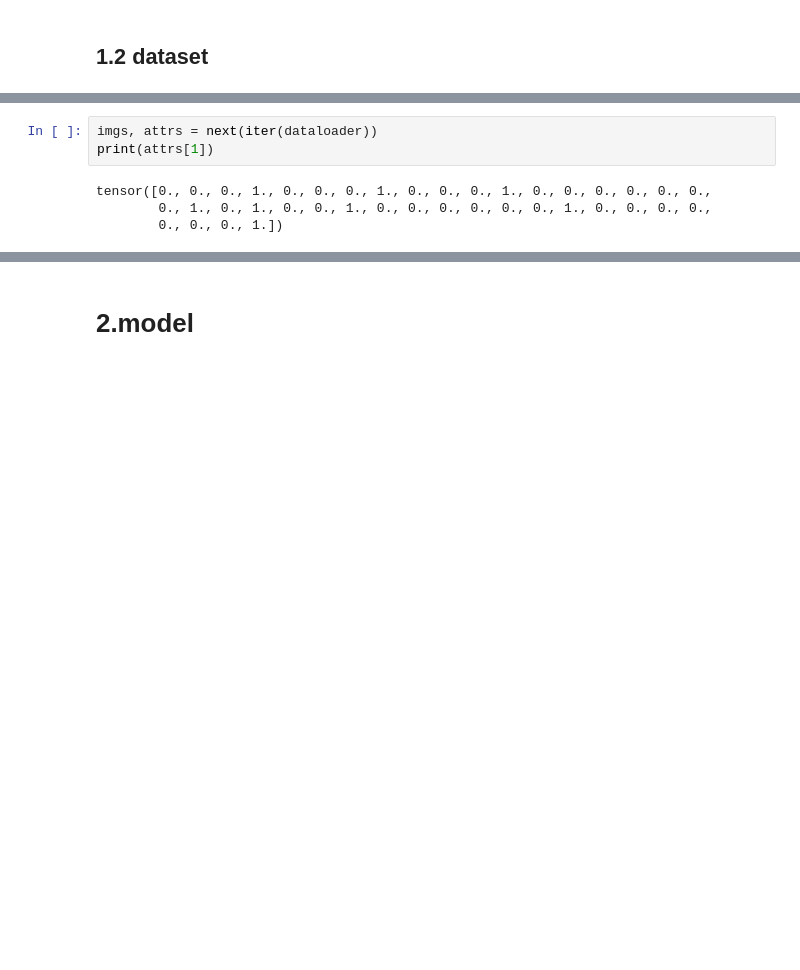
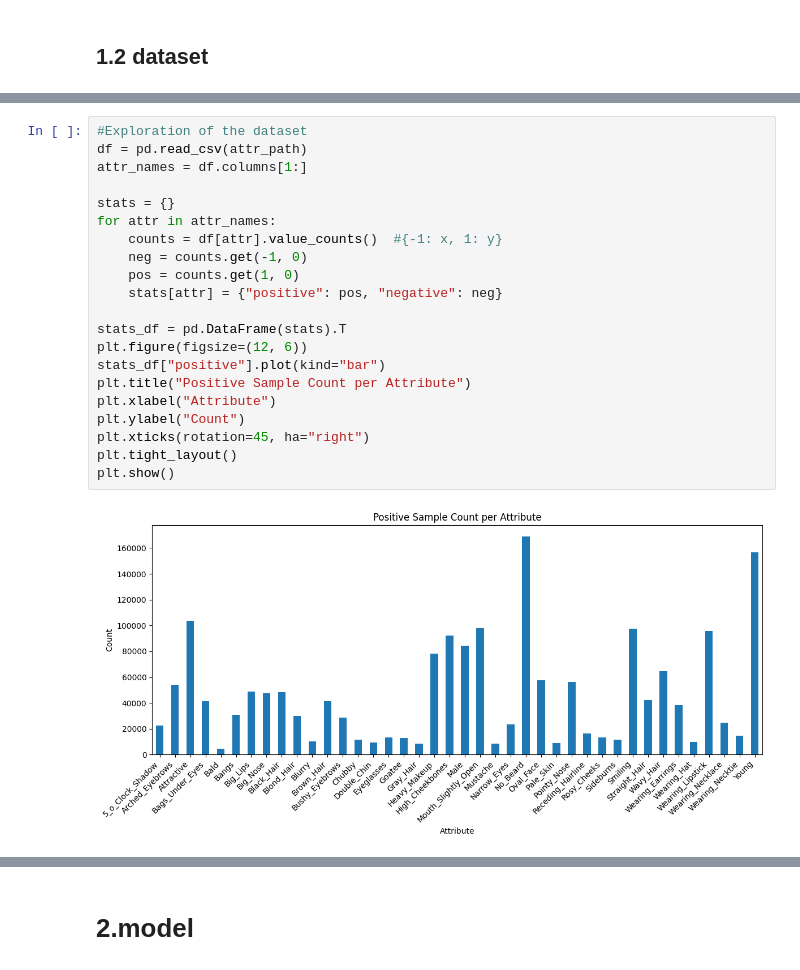
Before and after one commit to WenyueYang433/ECE1508GenAI-Project, a Jupyter notebook: notebook/CVAE.ipynb, the cells around one changed output, grey strips where cells are left out. Cells and saved outputs as stored; diff of their text form; blank space fills up the shorter version.

```diff
--- a/notebook/CVAE.ipynb
+++ b/notebook/CVAE.ipynb
@@ -173,10 +154,26 @@ plt.show()
-# %%
-imgs, attrs = next(iter(dataloader))
-print(attrs[1])
-# %% [output]
-tensor([0., 0., 0., 1., 0., 0., 0., 1., 0., 0., 0., 1., 0., 0., 0., 0., 0., 0.,
-        0., 1., 0., 1., 0., 0., 1., 0., 0., 0., 0., 0., 0., 1., 0., 0., 0., 0.,
-        0., 0., 0., 1.])
+# %%
+#Exploration of the dataset
+df = pd.read_csv(attr_path)
+attr_names = df.columns[1:]
+
+stats = {}
+for attr in attr_names:
+    counts = df[attr].value_counts()  #{-1: x, 1: y}
+    neg = counts.get(-1, 0)
+    pos = counts.get(1, 0)
+    stats[attr] = {"positive": pos, "negative": neg}
+
+stats_df = pd.DataFrame(stats).T
+plt.figure(figsize=(12, 6))
+stats_df["positive"].plot(kind="bar")
+plt.title("Positive Sample Count per Attribute")
+plt.xlabel("Attribute")
+plt.ylabel("Count")
+plt.xticks(rotation=45, ha="right")
+plt.tight_layout()
+plt.show()
+# %% [output]
+[figure, added]
 # %%
 # Show some pictures.
 imgs, attrs = next(iter(dataloader))  # [10, 3, 64, 64], [10, 40]
```
Also changed, not shown: parts of 18 cells of this notebook.
